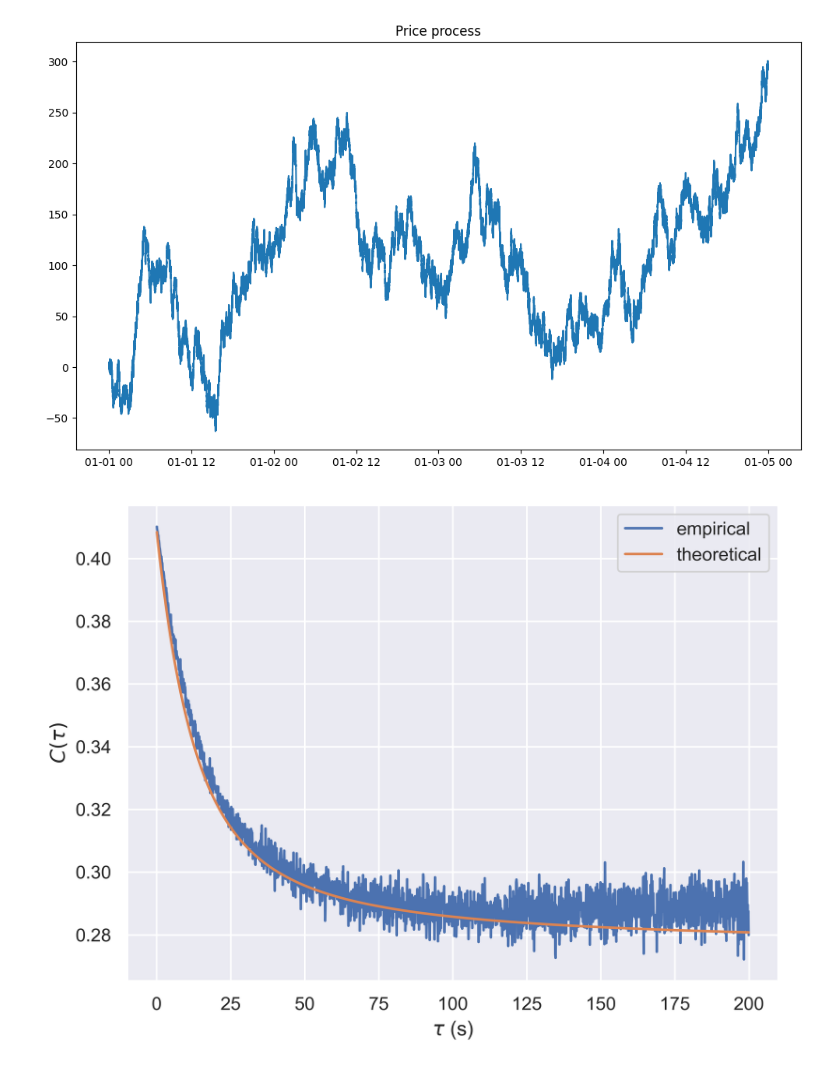
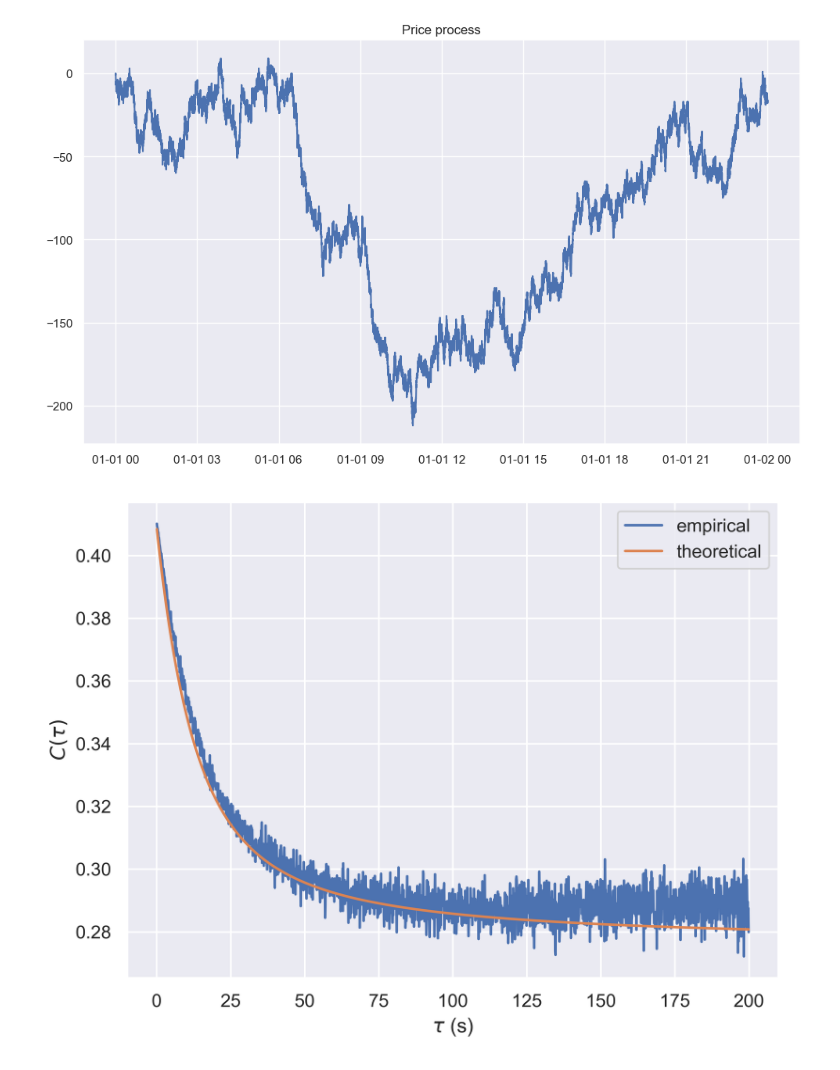
Before and after one commit to gaetanX21/hf-volatility, a Jupyter notebook: src/notebooks/playground/gaetan/PP_modelling.ipynb, the cells around one changed output. Cells and saved outputs as stored; diff of their text form; code cells hidden in the pictures.

```diff
--- a/src/notebooks/playground/gaetan/PP_modelling.ipynb
+++ b/src/notebooks/playground/gaetan/PP_modelling.ipynb
@@ -13,14 +13,15 @@ import calibrate, simulate, misc
 # %%
 mu, alpha, beta = 0.16, 0.024, 0.11
 theta = mu, alpha, beta
 pp = simulate.PriceProcess(*theta)
-T = 60*60*24*4 # 96 hours = 4 days
+T = 60*60*24 # 24 hours = 1 day
 ts = pp.simulate(T)
 # save to csv
+
 # ts.to_csv('pp_96h_CAREFUL.csv')
 pp.plot(ts)
 # %% [output]
-[figure, old version]
+[figure, new version]
 # %%
 taus = misc.range_timedelta(100, 200000, 100, 'ms')
 
```
Also changed, not shown: 4 other files.
